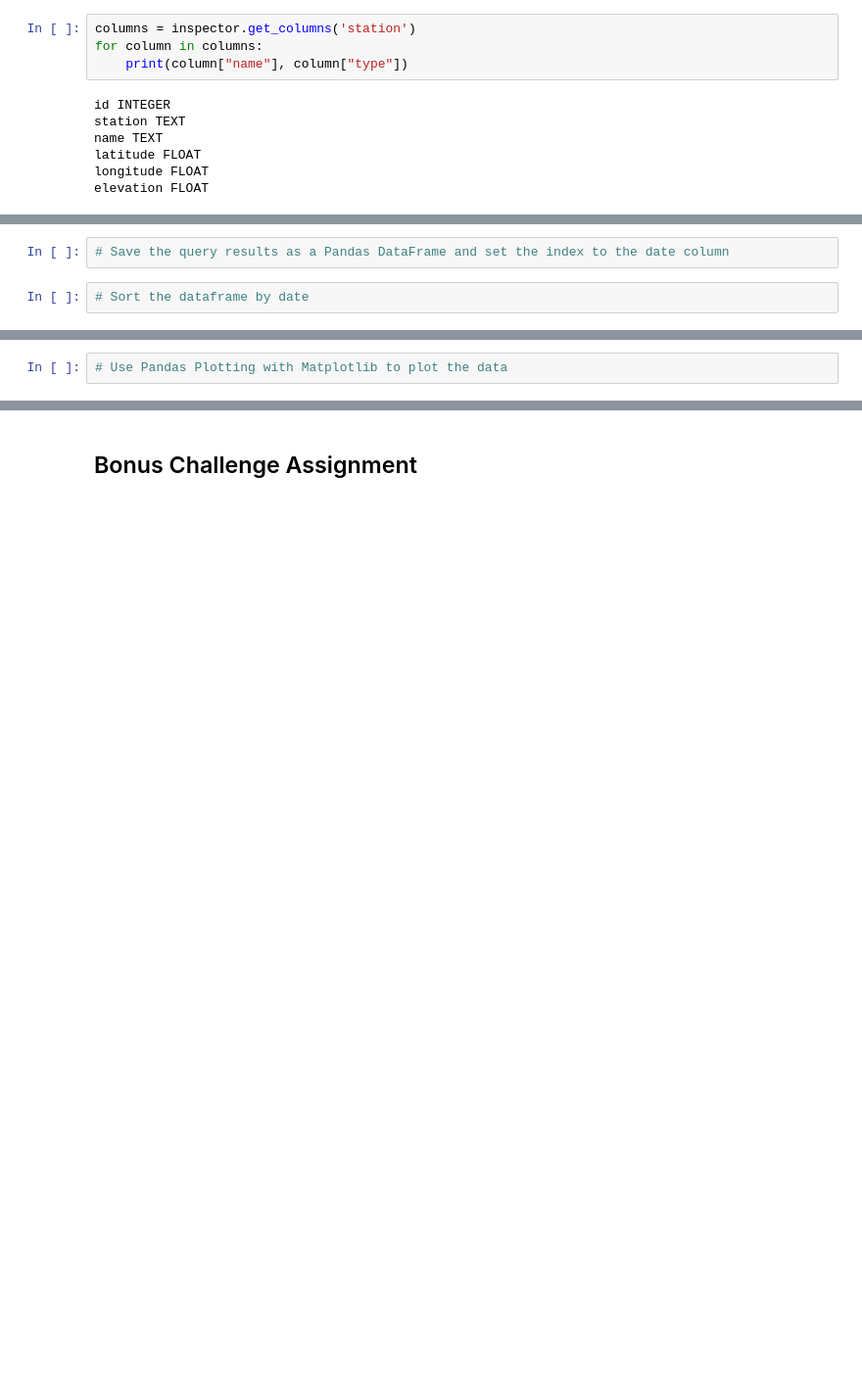
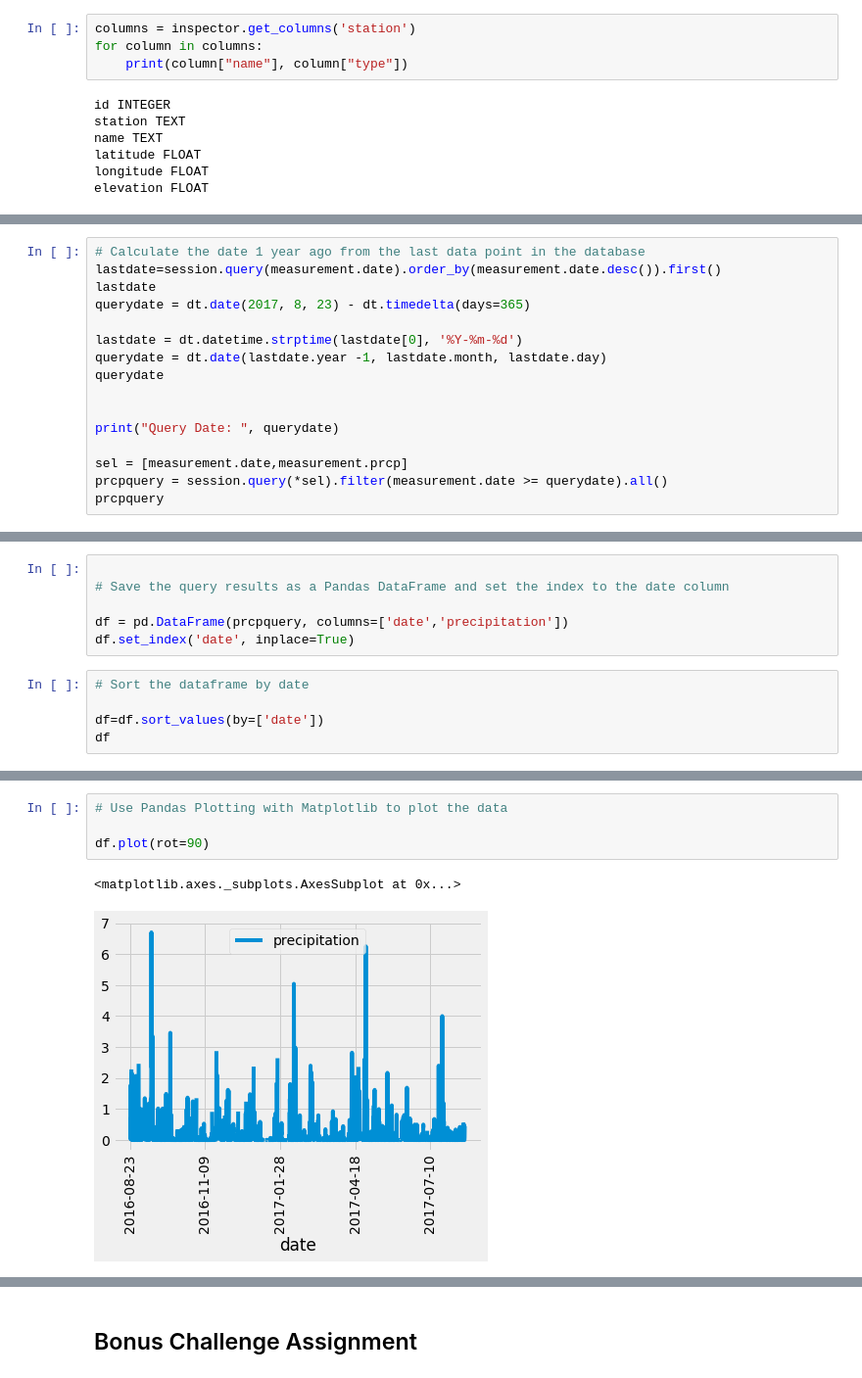
Before and after one commit to amyvong/sqlalchemy-challenge, a Jupyter notebook: climate_starter.ipynb, the cells around one changed output, grey strips where cells are left out. Shown at 98% size. Cells and saved outputs as stored; diff of their text form; blank space fills up the shorter version.

```diff
--- a/climate_starter.ipynb
+++ b/climate_starter.ipynb
@@ -111,0 +78,16 @@ for row in session.query(Dow.stock, Dow.volume).limit(15).all():
+# %%
+# Calculate the date 1 year ago from the last data point in the database
+lastdate=session.query(measurement.date).order_by(measurement.date.desc()).first()
+lastdate
+querydate = dt.date(2017, 8, 23) - dt.timedelta(days=365)
+
+lastdate = dt.datetime.strptime(lastdate[0], '%Y-%m-%d')
+querydate = dt.date(lastdate.year -1, lastdate.month, lastdate.day)
+querydate
+
+
+print("Query Date: ", querydate)
+
+sel = [measurement.date,measurement.prcp]
+prcpquery = session.query(*sel).filter(measurement.date >= querydate).all()
+prcpquery
@@ -112,4 +113,11 @@ for row in session.query(Dow.stock, Dow.volume).limit(15).all():
 # %%
+
 # Save the query results as a Pandas DataFrame and set the index to the date column
+
+df = pd.DataFrame(prcpquery, columns=['date','precipitation'])
+df.set_index('date', inplace=True)
 # %%
 # Sort the dataframe by date
+
+df=df.sort_values(by=['date'])
+df
@@ -116,4 +139,9 @@ for row in session.query(Dow.stock, Dow.volume).limit(15).all():
 # %%
 # Use Pandas Plotting with Matplotlib to plot the data
+
+df.plot(rot=90)
+# %% [output]
+<matplotlib.axes._subplots.AxesSubplot at 0x...>
+[figure, added]
 # %%
 # Use Pandas to calcualte the summary statistics for the precipitation data
```
Also changed, not shown: parts of 18 cells of this notebook, 2 other files.
